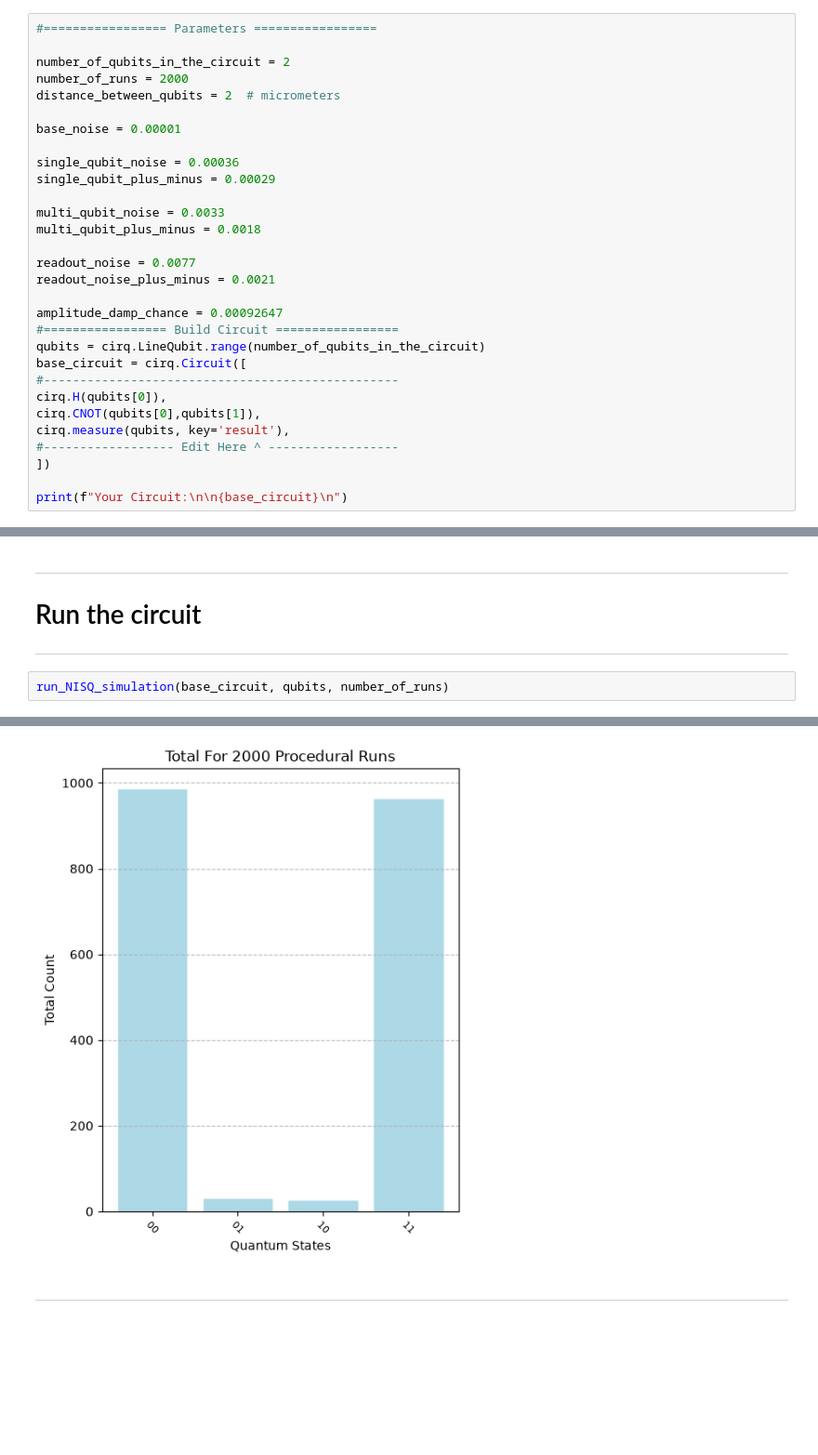
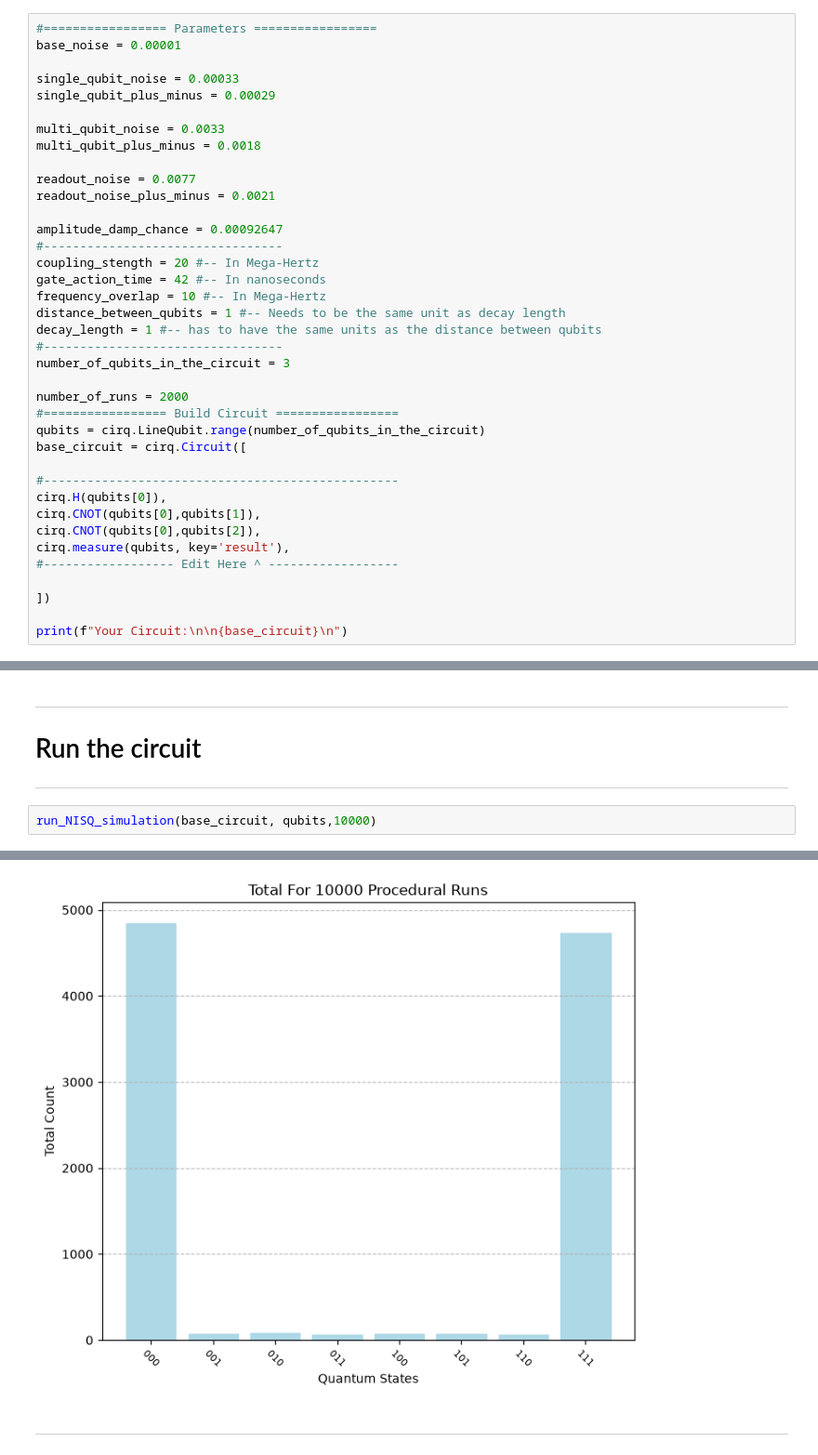
Before and after one commit to kartikeyabekkari/HyperRealisticNisqSimulation, a Jupyter notebook: Hyper_Realistic_NISQ_Simulation.ipynb, the cells around one changed output, grey strips where cells are left out. Shown at 93% size. Saved outputs shown, nothing was run; the diff lists cells and outputs as text; blank space fills up the shorter version.

```diff
--- a/Hyper_Realistic_NISQ_Simulation.ipynb
+++ b/Hyper_Realistic_NISQ_Simulation.ipynb
@@ -67,14 +67,9 @@ deg = np.radians
 ---
 # %%
 #================= Parameters =================
-
-number_of_qubits_in_the_circuit = 2
-number_of_runs = 2000
-distance_between_qubits = 2  # micrometers
-
 base_noise = 0.00001
 
-single_qubit_noise = 0.00036
+single_qubit_noise = 0.00033
 single_qubit_plus_minus = 0.00029
 
 multi_qubit_noise = 0.0033
@@ -84,14 +79,27 @@ readout_noise = 0.0077
 readout_noise_plus_minus = 0.0021
 
 amplitude_damp_chance = 0.00092647
+#---------------------------------
+coupling_stength = 20 #-- In Mega-Hertz
+gate_action_time = 42 #-- In nanoseconds
+frequency_overlap = 10 #-- In Mega-Hertz
+distance_between_qubits = 1 #-- Needs to be the same unit as decay length
+decay_length = 1 #-- has to have the same units as the distance between qubits
+#---------------------------------
+number_of_qubits_in_the_circuit = 3
+
+number_of_runs = 2000
 #================= Build Circuit =================
 qubits = cirq.LineQubit.range(number_of_qubits_in_the_circuit)
 base_circuit = cirq.Circuit([
+
 #-------------------------------------------------
 cirq.H(qubits[0]),
 cirq.CNOT(qubits[0],qubits[1]),
+cirq.CNOT(qubits[0],qubits[2]),
 cirq.measure(qubits, key='result'),
 #------------------ Edit Here ^ ------------------
+
 ])
 
 print(f"Your Circuit:\n\n{base_circuit}\n")
@@ -255,6 +290,6 @@ def run_NISQ_simulation(circuit_template, all_qubits, num_runs):
 # Run the circuit
 ---
 # %%
-run_NISQ_simulation(base_circuit, qubits, number_of_runs)
+run_NISQ_simulation(base_circuit, qubits,10000)
 # %% [output]
 Circuit:
@@ -271,4 +312,4 @@ State |11⟩: 961 times ~ 48.05%
-[figure, old version]
+[figure, new version]
 # %% [markdown]
 #
 ---
```
Also changed, not shown: parts of 17 cells of this notebook.
